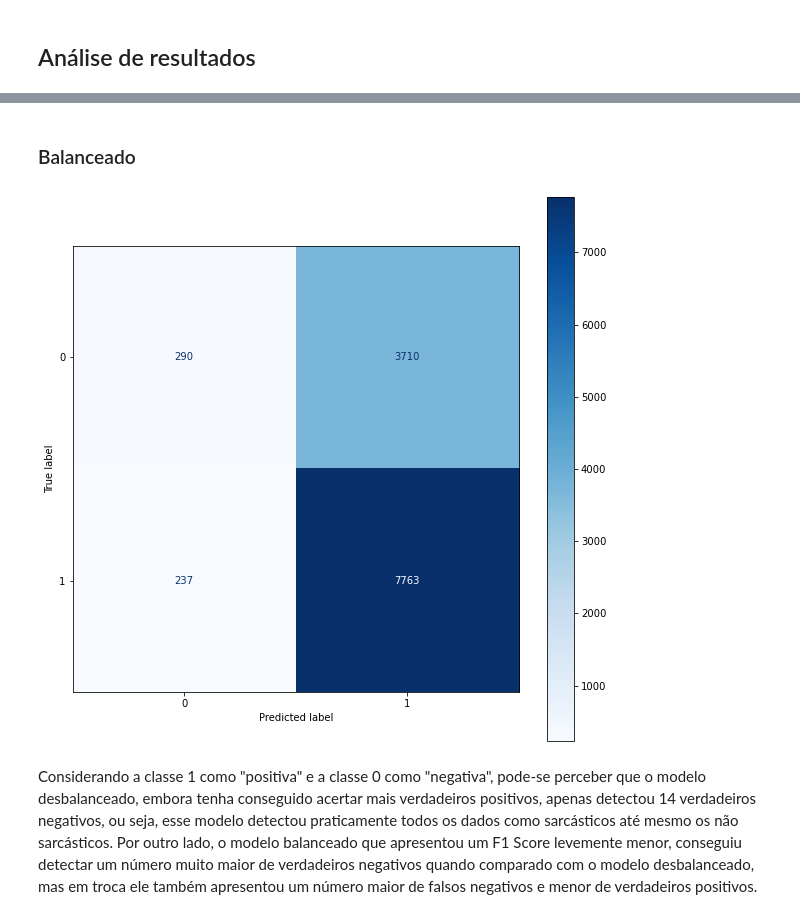
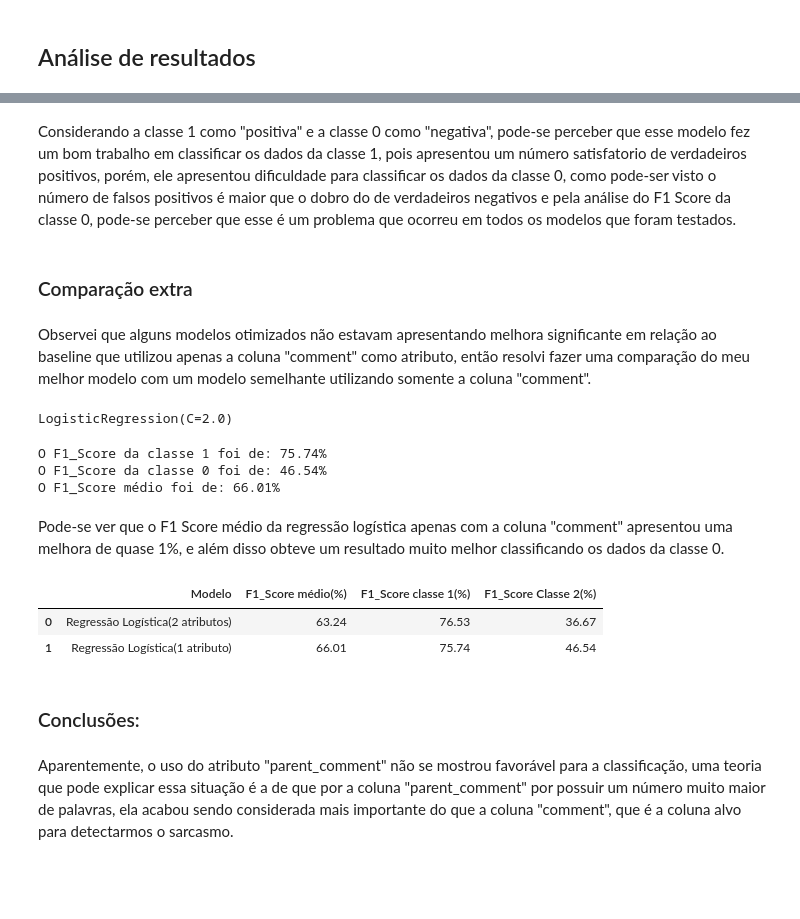
Before and after one commit to juliomaced0/Mentoria_Python_IA, a Jupyter notebook: Trabalho_Final/Trabalho Final.ipynb, the cells around one changed output, grey strips where cells are left out. Drawn from its saved outputs; the diff is of its cells as text; code cells hidden in the pictures; blank space fills up the shorter version.

Commit message:
Trabalho Final - Continuação

```diff
--- a/Trabalho_Final/Trabalho Final.ipynb
+++ b/Trabalho_Final/Trabalho Final.ipynb
@@ -764,11 +986,6 @@ plt.show()
-# %% [markdown]
-### Balanceado
-# %%
-disp = ConfusionMatrixDisplay(confusion_matrix= CM1, display_labels=GNBS.classes_)
-fig, ax = plt.subplots(figsize=(10,10))
-disp.plot(cmap=plt.cm.Blues, ax= ax)
-plt.show()
-# %% [output]
-[figure, removed]
 # %% [markdown]
-Considerando a classe 1 como "positiva" e a classe 0 como "negativa", pode-se perceber que o modelo desbalanceado, embora tenha conseguido acertar mais verdadeiros positivos, apenas detectou 14 verdadeiros negativos, ou seja, esse modelo detectou praticamente todos os dados como sarcásticos até mesmo os não sarcásticos. Por outro lado, o modelo balanceado que apresentou um F1 Score levemente menor, conseguiu detectar um número muito maior de verdadeiros negativos quando comparado com o modelo desbalanceado, mas em troca ele também apresentou um número maior de falsos negativos e menor de verdadeiros positivos.
+Considerando a classe 1 como "positiva" e a classe 0 como "negativa", pode-se perceber que esse modelo fez um bom trabalho em classificar os dados da classe 1, pois apresentou um número satisfatorio de verdadeiros positivos, porém, ele apresentou dificuldade para classificar os dados da classe 0, como pode-ser visto o número de falsos positivos é maior que o dobro do de verdadeiros negativos e pela análise do F1 Score da classe 0, pode-se perceber que esse é um problema que ocorreu em todos os modelos que foram testados.
+# %% [markdown]
+###  Comparação extra
+# %% [markdown]
+Observei que alguns modelos otimizados não estavam apresentando melhora significante em relação ao baseline que utilizou apenas a coluna "comment" como atributo, então resolvi fazer uma comparação do meu melhor modelo com um modelo semelhante utilizando somente a coluna "comment".
@@ -774,0 +1004,46 @@ Considerando a classe 1 como "positiva" e a classe 0 como "negativa", pode-se pe
+# %%
+from imblearn.over_sampling import RandomOverSampler
+ros = RandomOverSampler(random_state=42)
+X_r, y_r = ros.fit_resample(X_train_valid, y_train_valid)
+# %%
+bw = CountVectorizer(strip_accents='unicode', stop_words='english', ngram_range=(1,2), min_df=2)
+X_bw3 = bw.fit_transform(X_r['comment'])
+X_test_bw3 = bw.transform(X_test['comment'])
+# %%
+LRB = LogisticRegression()
+GLRB2C = GridSearchCV(LRB, param_grid=parametersRL, refit='f1_macro', return_train_score=False, scoring= 'f1_macro')
+GLRB2C.fit(X_bw3, y_r)
+GLRB2C.best_estimator_
+# %% [output]
+LogisticRegression(C=2.0)
+# %%
+y_predictC = GLRB2C.predict(X_test_bw3)
+AC = f1_score(y_testC, y_predictC, average= 'weighted')
+ACB = f1_score(y_testC, y_predictC)
+ACC = f1_score(y_testC, y_predictC, pos_label=0)
+
+print(f'O F1_Score da classe 1 foi de: {round(ACB*100, 2)}%')
+print(f'O F1_Score da classe 0 foi de: {round(ACC*100, 2)}%')
+print(f'O F1_Score médio foi de: {round(AC*100, 2)}%')
+# %% [output]
+O F1_Score da classe 1 foi de: 75.74%
+O F1_Score da classe 0 foi de: 46.54%
+O F1_Score médio foi de: 66.01%
+# %% [markdown]
+Pode-se ver que o F1 Score médio da regressão logística apenas com a coluna "comment" apresentou uma melhora de quase 1%, e além disso obteve um resultado muito melhor classificando os dados da classe 0.
+# %%
+data = {'Modelo': ['Regressão Logística(2 atributos)', 'Regressão Logística(1 atributo)'],
+        'F1_Score médio(%)': [round(A21*100, 2), round(AC*100, 2)],
+        'F1_Score classe 1(%)': [round(A21B*100, 2), round(ACB*100, 2)],
+        'F1_Score Classe 2(%)': [round(A21C*100, 2), round(ACC*100, 2)],
+        }
+tabela = pd.DataFrame(data)
+tabela
+# %% [output]
+|  | Modelo | F1_Score médio(%) | F1_Score classe 1(%) | F1_Score Classe 2(%) |
+| 0 | Regressão Logística(2 atributos) | 63.24 | 76.53 | 36.67 |
+| 1 | Regressão Logística(1 atributo) | 66.01 | 75.74 | 46.54 |
+# %% [markdown]
+### Conclusões:
+# %% [markdown]
+Aparentemente, o uso do atributo "parent_comment" não se mostrou favorável para a classificação, uma teoria que pode explicar essa situação é a de que por a coluna "parent_comment" por possuir um número muito maior de palavras, ela acabou sendo considerada mais importante do que a coluna "comment", que é a coluna alvo para detectarmos o sarcasmo.
```
Also changed, not shown: parts of 82 cells of this notebook.
